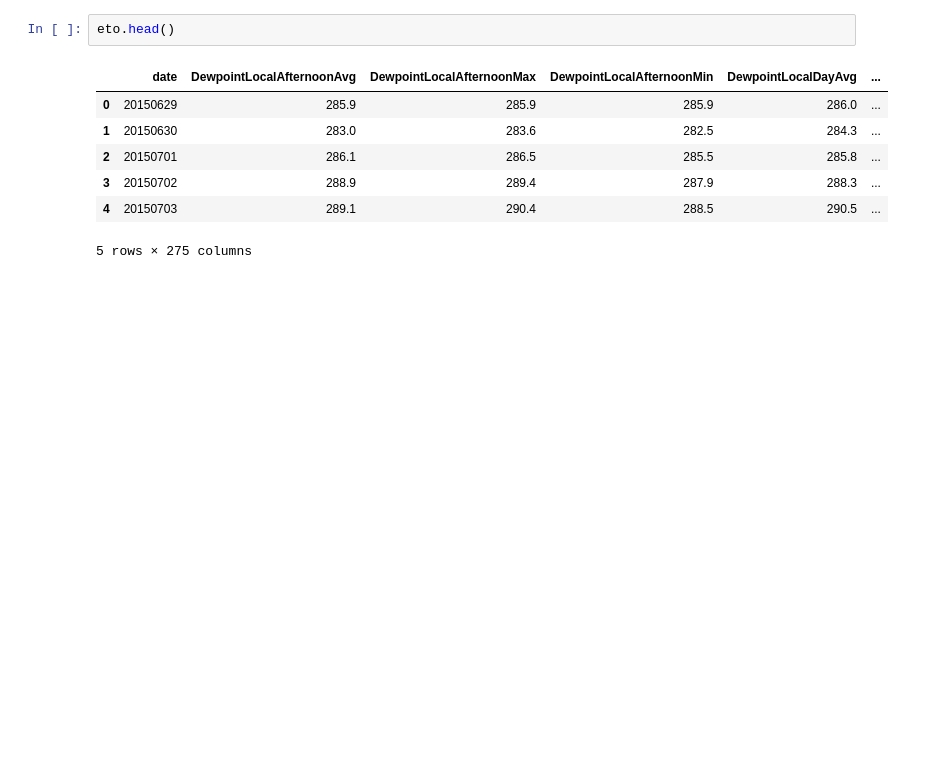
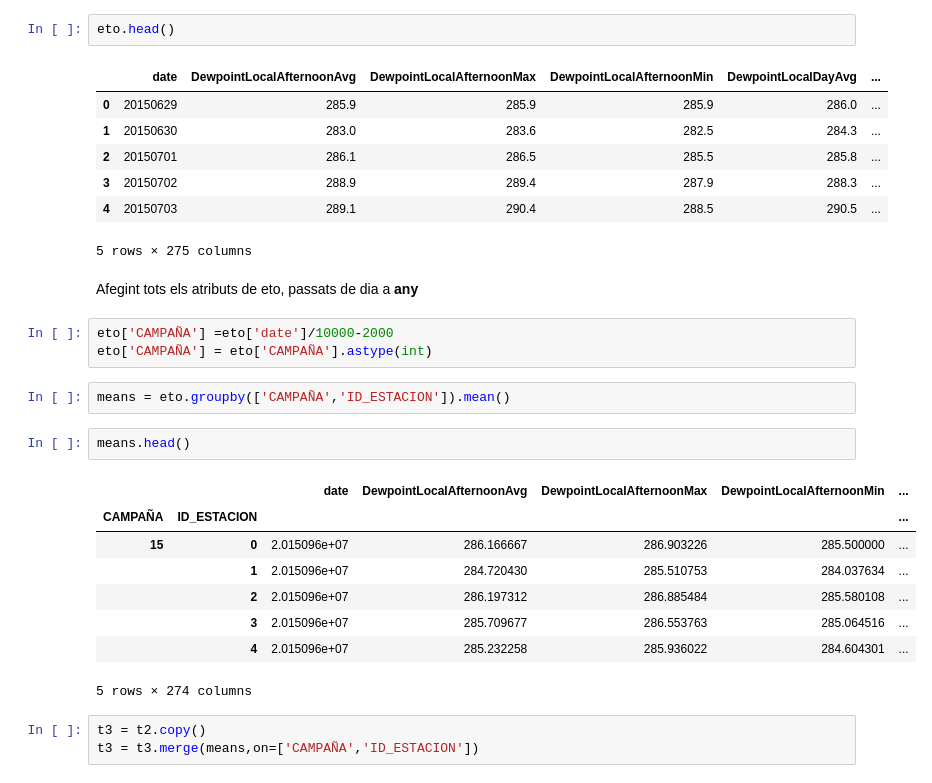
Before and after one commit to AlbertRoca29/The-Wine-Project, a Jupyter notebook: script_exploración.ipynb, the cells around one changed output. Saved outputs shown, nothing was run; the diff lists cells and outputs as text; blank space fills up the shorter version.

```diff
--- a/script_exploración.ipynb
+++ b/script_exploración.ipynb
@@ -148,3 +217,24 @@ eto.head()
 | 3 | 20150702 | 288.9 | 289.4 | 287.9 | 288.3 | ... |
 | 4 | 20150703 | 289.1 | 290.4 | 288.5 | 290.5 | ... |
 5 rows × 275 columns
+# %% [markdown]
+Afegint tots els atributs de eto, passats de dia a **any**
+# %%
+eto['CAMPAÑA'] =eto['date']/10000-2000
+eto['CAMPAÑA'] = eto['CAMPAÑA'].astype(int)
+# %%
+means = eto.groupby(['CAMPAÑA','ID_ESTACION']).mean()
+# %%
+means.head()
+# %% [output]
+|  |  | date | DewpointLocalAfternoonAvg | DewpointLocalAfternoonMax | DewpointLocalAfternoonMin | ... |
+| CAMPAÑA | ID_ESTACION |  |  |  |  | ... |
+| 15 | 0 | 2.015096e+07 | 286.166667 | 286.903226 | 285.500000 | ... |
+|  | 1 | 2.015096e+07 | 284.720430 | 285.510753 | 284.037634 | ... |
+|  | 2 | 2.015096e+07 | 286.197312 | 286.885484 | 285.580108 | ... |
+|  | 3 | 2.015096e+07 | 285.709677 | 286.553763 | 285.064516 | ... |
+|  | 4 | 2.015096e+07 | 285.232258 | 285.936022 | 284.604301 | ... |
+5 rows × 274 columns
+# %%
+t3 = t2.copy()
+t3 = t3.merge(means,on=['CAMPAÑA','ID_ESTACION'])
```
Also changed, not shown: parts of 8 cells of this notebook.
